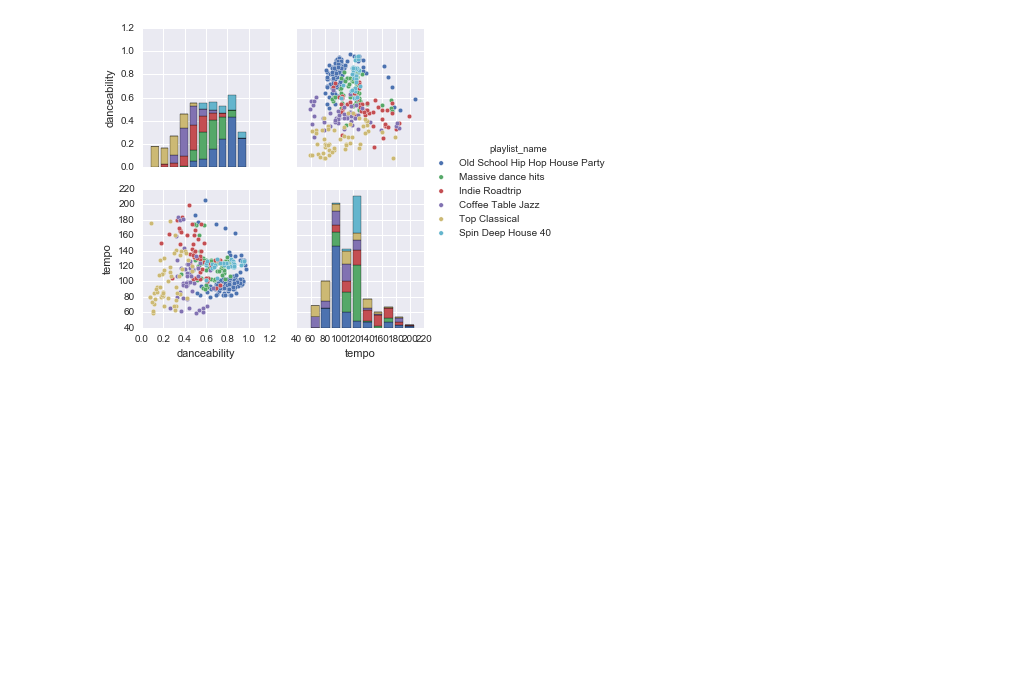
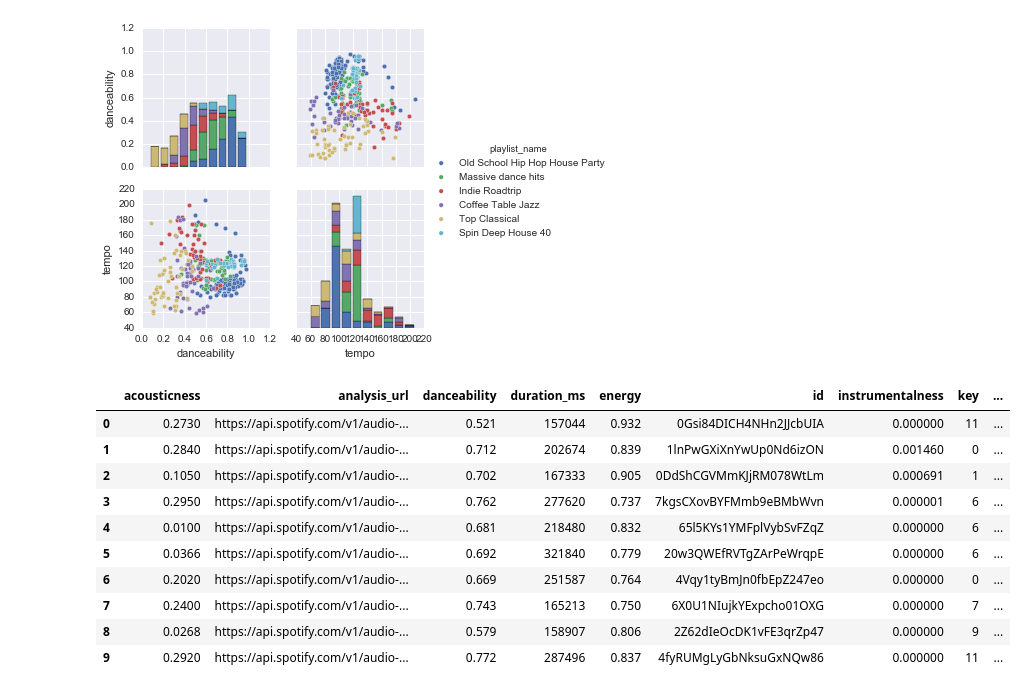
Before and after one commit to tomsyouruncle/DJ_suggest, a Jupyter notebook: notebooks/API_connect.ipynb, the cells around one changed output. Drawn from its saved outputs; the diff is of its cells as text; code cells hidden in the pictures; blank space fills up the shorter version.

Commit message:
Add function to get track recommendations

```diff
--- a/notebooks/API_connect.ipynb
+++ b/notebooks/API_connect.ipynb
@@ -100,0 +109,16 @@ sb.violinplot?
+# %%
+results = get_recommends_from_seed(['2Dts49OexROL2KvCK2sokf'])
+# %%
+features_list(results)
+# %% [output]
+|  | acousticness | analysis_url | danceability | duration_ms | energy | id | instrumentalness | key | ... |
+| 0 | 0.2730 | https://api.spotify.com/v1/audio-... | 0.521 | 157044 | 0.932 | 0Gsi84DICH4NHn2JJcbUIA | 0.000000 | 11 | ... |
+| 1 | 0.2840 | https://api.spotify.com/v1/audio-... | 0.712 | 202674 | 0.839 | 1lnPwGXiXnYwUp0Nd6izON | 0.001460 | 0 | ... |
+| 2 | 0.1050 | https://api.spotify.com/v1/audio-... | 0.702 | 167333 | 0.905 | 0DdShCGVMmKJjRM078WtLm | 0.000691 | 1 | ... |
+| 3 | 0.2950 | https://api.spotify.com/v1/audio-... | 0.762 | 277620 | 0.737 | 7kgsCXovBYFMmb9eBMbWvn | 0.000001 | 6 | ... |
+| 4 | 0.0100 | https://api.spotify.com/v1/audio-... | 0.681 | 218480 | 0.832 | 65l5KYs1YMFplVybSvFZqZ | 0.000000 | 6 | ... |
+| 5 | 0.0366 | https://api.spotify.com/v1/audio-... | 0.692 | 321840 | 0.779 | 20w3QWEfRVTgZArPeWrqpE | 0.000000 | 6 | ... |
+| 6 | 0.2020 | https://api.spotify.com/v1/audio-... | 0.669 | 251587 | 0.764 | 4Vqy1tyBmJn0fbEpZ247eo | 0.000000 | 0 | ... |
+| 7 | 0.2400 | https://api.spotify.com/v1/audio-... | 0.743 | 165213 | 0.750 | 6X0U1NIujkYExpcho01OXG | 0.000000 | 7 | ... |
+| 8 | 0.0268 | https://api.spotify.com/v1/audio-... | 0.579 | 158907 | 0.806 | 2Z62dIeOcDK1vFE3qrZp47 | 0.000000 | 9 | ... |
+| 9 | 0.2920 | https://api.spotify.com/v1/audio-... | 0.772 | 287496 | 0.837 | 4fyRUMgLyGbNksuGxNQw86 | 0.000000 | 11 | ... |
```
Also changed, not shown: parts of 4 cells of this notebook, 8 other files.
